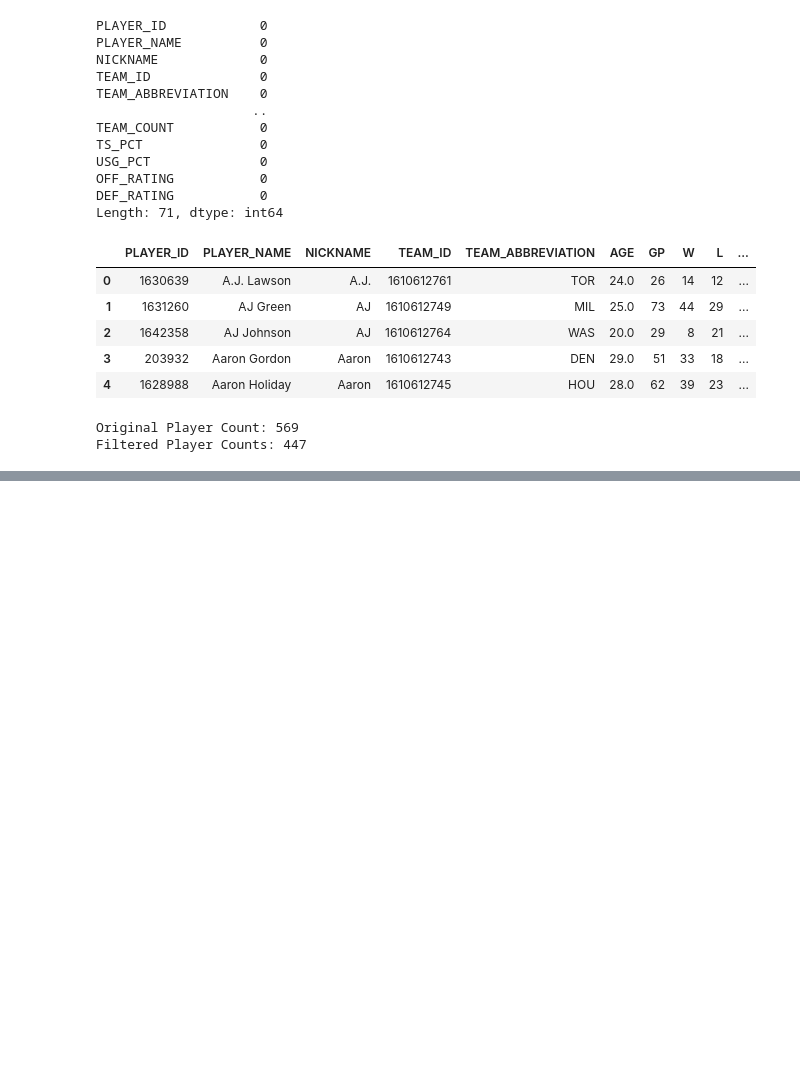
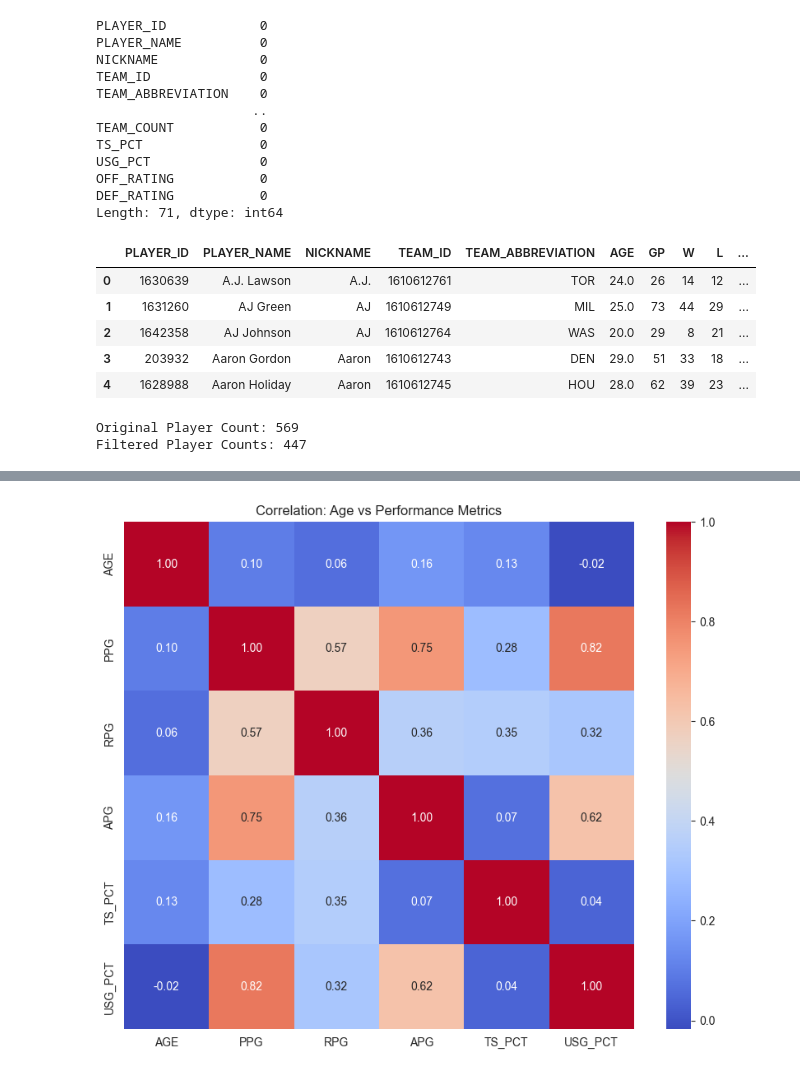
Before and after one commit to jericho1124/nba-impact-analysis, a Jupyter notebook: notebook/nba_analysis.ipynb, the cells around one changed output, grey strips where cells are left out. Drawn from its saved outputs; the diff is of its cells as text; code cells hidden in the pictures; blank space fills up the shorter version.

Commit message:
eda done. will now proceed to making visualizations

```diff
--- a/notebook/nba_analysis.ipynb
+++ b/notebook/nba_analysis.ipynb
@@ -58,9 +58,15 @@ Length: 71, dtype: int64
 # %%
 df_filtered = df[df['GP'] > 20]
 # %%
-df['PPG'] = (df['PTS'] / df['GP']).round(1)
-df['RPG'] = (df['REB'] / df['GP']).round(1)
-df['APG'] = (df['AST'] / df['GP']).round(1)
+df_filtered['PPG'] = (df_filtered['PTS'] / df_filtered['GP']).round(1)
+df_filtered['RPG'] = (df_filtered['REB'] / df_filtered['GP']).round(1)
+df_filtered['APG'] = (df_filtered['AST'] / df_filtered['GP']).round(1)
+df_filtered['FGA'] = (df_filtered['FGA'] / df_filtered['GP']).round(1)
+# %%
+df_filtered = df_filtered.rename(columns={
+    'PLAYER_NAME': 'Player',
+    'TEAM_ABBREVIATION': 'Team'
+})
 # %%
 df.head()
 # %% [output]
@@ -80,0 +121,10 @@ Filtered Player Counts: 447
+# %%
+correlation_cols = ['AGE', 'PPG', 'RPG', 'APG', 'TS_PCT', 'USG_PCT']
+corr_matrix = df_filtered[correlation_cols].corr()
+# %%
+plt.figure(figsize=(10,8))
+sns.heatmap(corr_matrix, annot=True, cmap='coolwarm', fmt=".2f")
+plt.title("Correlation: Age vs Performance Metrics")
+plt.show()
+# %% [output]
+[figure, added]
```
Also changed, not shown: parts of 4 cells of this notebook, 2 other files.
